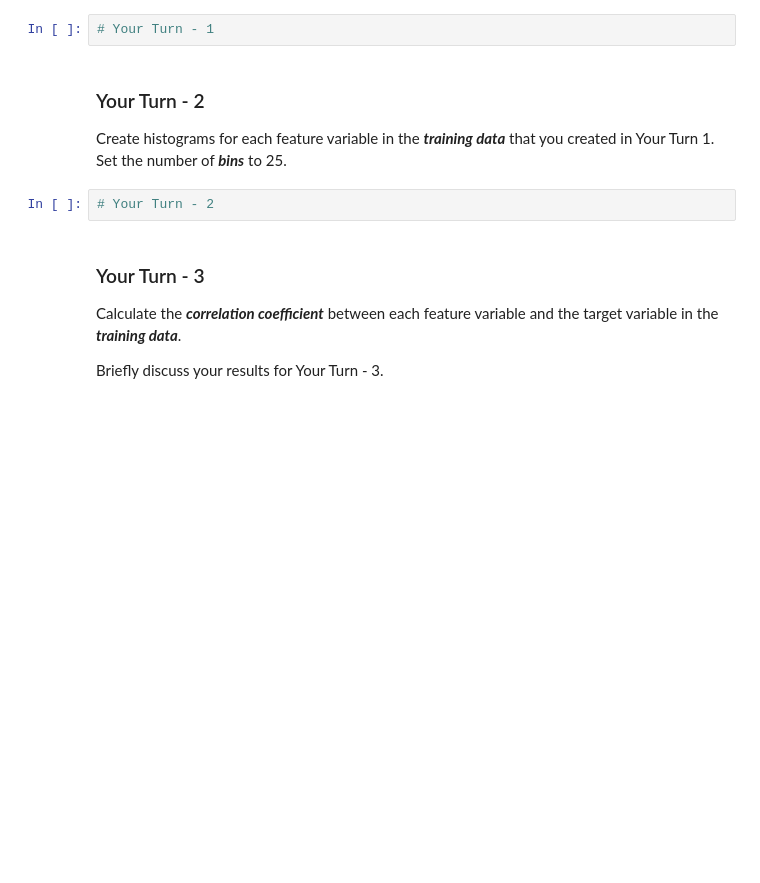
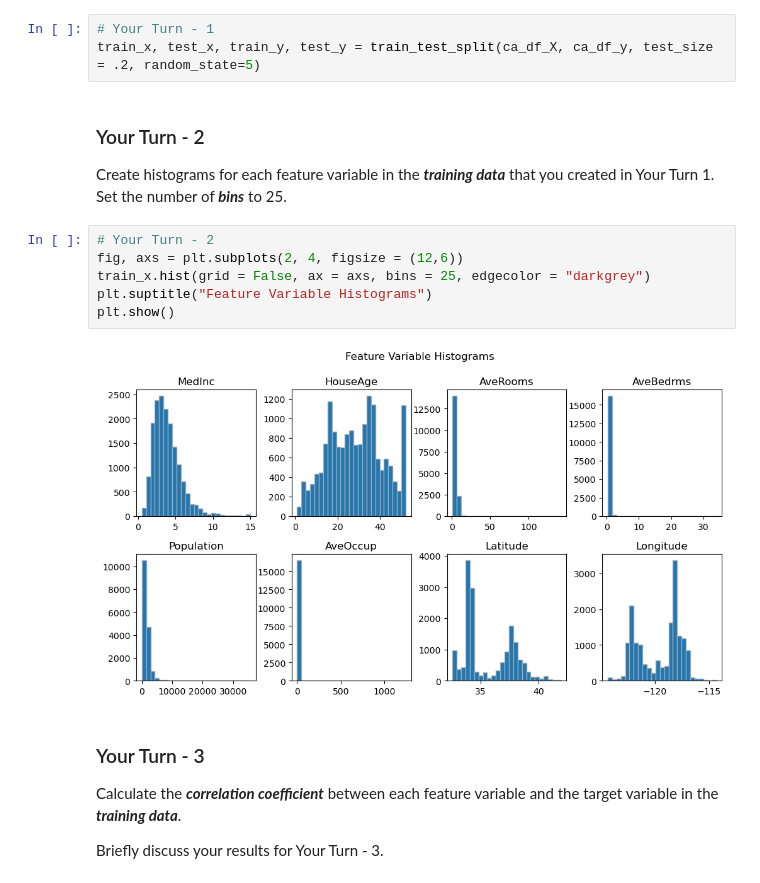
Before and after one commit to wjparsle/M12-Machine-Learning-Principles, a Jupyter notebook: Case Study- Housing Data - Student_version.ipynb, the cells around one changed output. Saved outputs shown, nothing was run; the diff lists cells and outputs as text; blank space fills up the shorter version.

```diff
--- a/Case Study- Housing Data - Student_version.ipynb
+++ b/Case Study- Housing Data - Student_version.ipynb
@@ -918,12 +918,19 @@ The <i>California Housing data</i> will be used in this <span class = "yt">Your
 Split the feature dataframe <b><i>ca_df_X</i></b> and the target dataframe <b><i>ca_df_y</i></b> into a new training and test set with 80% of the data as training data and 20% as test. Set the <b>random_state</b> to <span class = "num">5</span>.
 # %%
 # Your Turn - 1
+train_x, test_x, train_y, test_y = train_test_split(ca_df_X, ca_df_y, test_size = .2, random_state=5)
 # %% [markdown]
 <h3 class="yt">Your Turn - 2</h3>
 
 Create histograms for each feature variable in the <b><i>training data</i></b> that you created in <span class = "yt">Your Turn 1</span>. Set the number of <b><i>bins</i></b> to <span class = "num">25</span>.
 # %%
 # Your Turn - 2
+fig, axs = plt.subplots(2, 4, figsize = (12,6))
+train_x.hist(grid = False, ax = axs, bins = 25, edgecolor = "darkgrey")
+plt.suptitle("Feature Variable Histograms")
+plt.show()
+# %% [output]
+[figure, added]
 # %% [markdown]
 <h3 class="yt">Your Turn - 3</h3>
 
```
Also changed, not shown: parts of 21 cells of this notebook.
